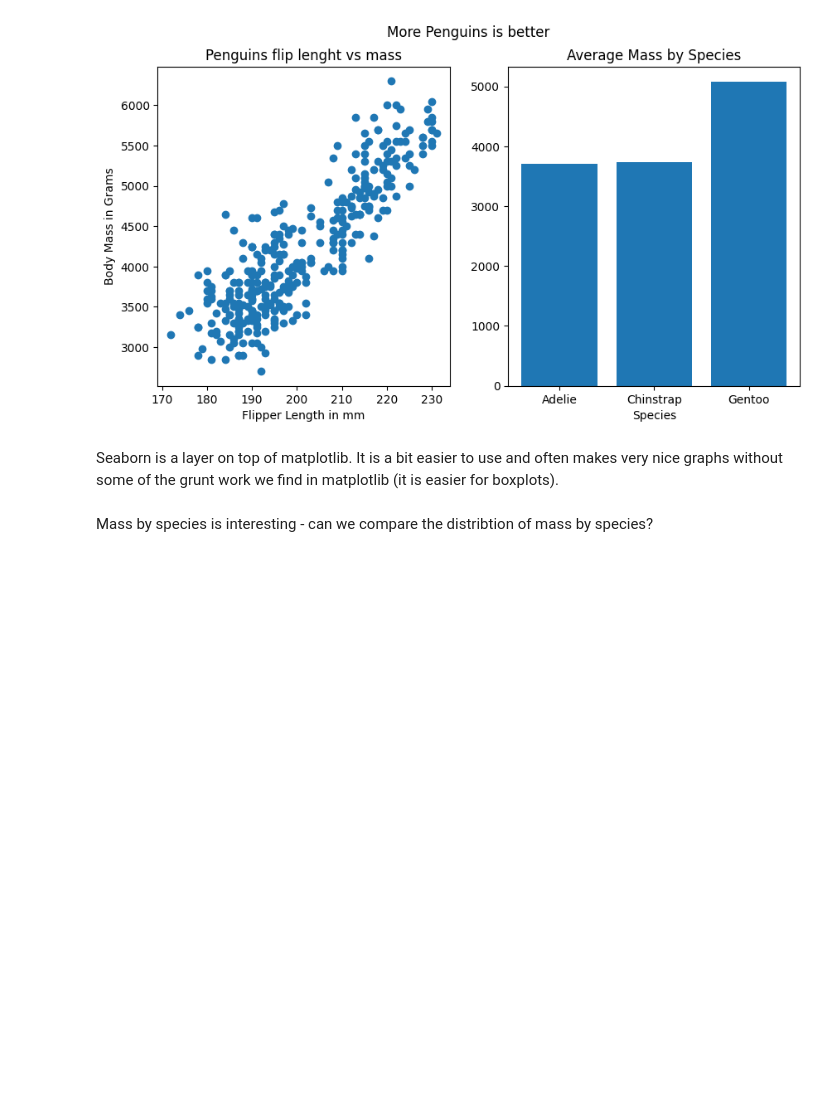
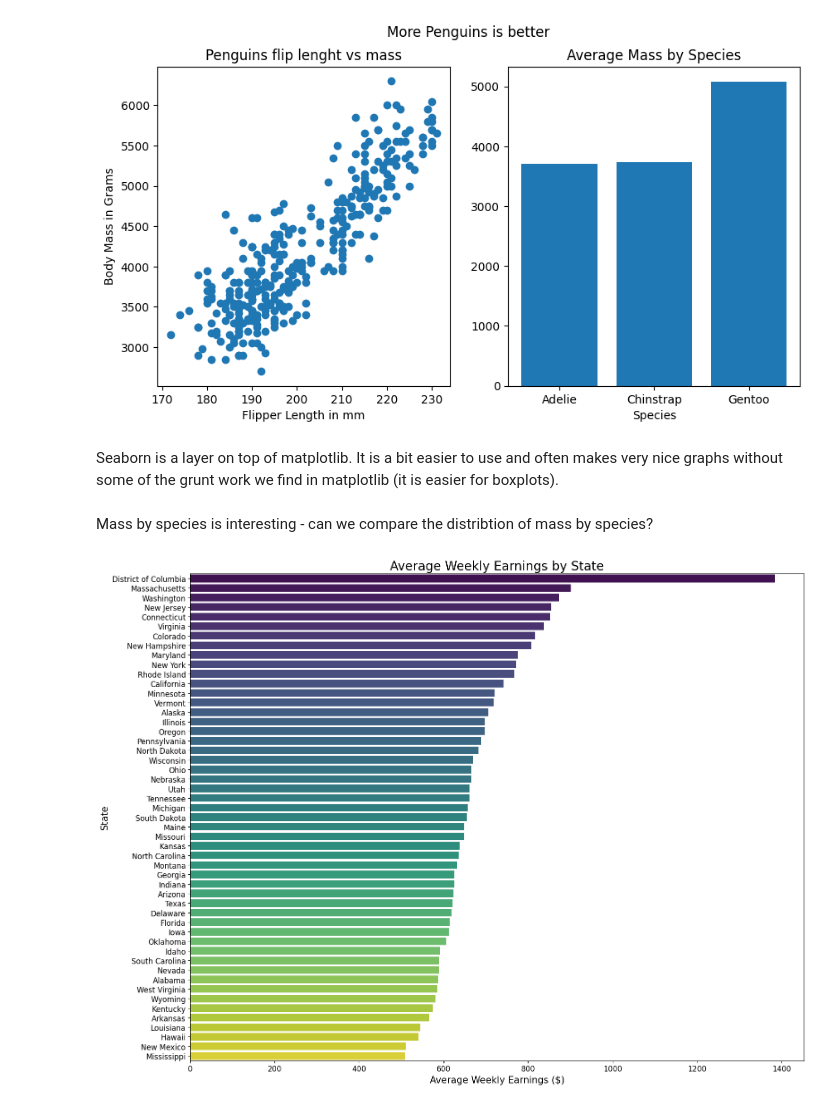
Before and after one commit to stiltnerag/INFO648, a Jupyter notebook: INFO_648_LSN_5_Student.ipynb, the cells around one changed output. Drawn from its saved outputs; the diff is of its cells as text; code cells hidden in the pictures; blank space fills up the shorter version.

```diff
--- a/INFO_648_LSN_5_Student.ipynb
+++ b/INFO_648_LSN_5_Student.ipynb
@@ -85,0 +88,29 @@ import seaborn as sns
+# %%
+df = pd.read_csv('/content/CPS_for_plotting.csv')
+# %%
+import matplotlib.pyplot as plt
+import seaborn as sns
+import pandas as pd
+
+# Ensure 'EARNWEEK2' and 'State_Name' columns are clean
+earning_data_clean = df[['EARNWEEK2', 'State_Name']].dropna()
+
+# Calculate average weekly earnings by state
+average_earnings_by_state = earning_data_clean.groupby('State_Name')['EARNWEEK2'].mean().sort_values(ascending=False).reset_index()
+
+# Create the bar plot with increased height for better readability
+plt.figure(figsize=(16, 12)) # Increased height from 9 to 12
+sns.barplot(x='EARNWEEK2', y='State_Name', data=average_earnings_by_state, palette='viridis', hue='State_Name', legend=False)
+
+# Add labels and title
+plt.title('Average Weekly Earnings by State', fontsize=20)
+plt.xlabel('Average Weekly Earnings ($)', fontsize=15)
+plt.ylabel('State', fontsize=15)
+plt.xticks(fontsize=12)
+plt.yticks(fontsize=12)
+
+# Improve layout and display
+plt.tight_layout()
+plt.show()
+# %% [output]
+[figure, added]
```
Also changed, not shown: parts of 1 cell of this notebook.
